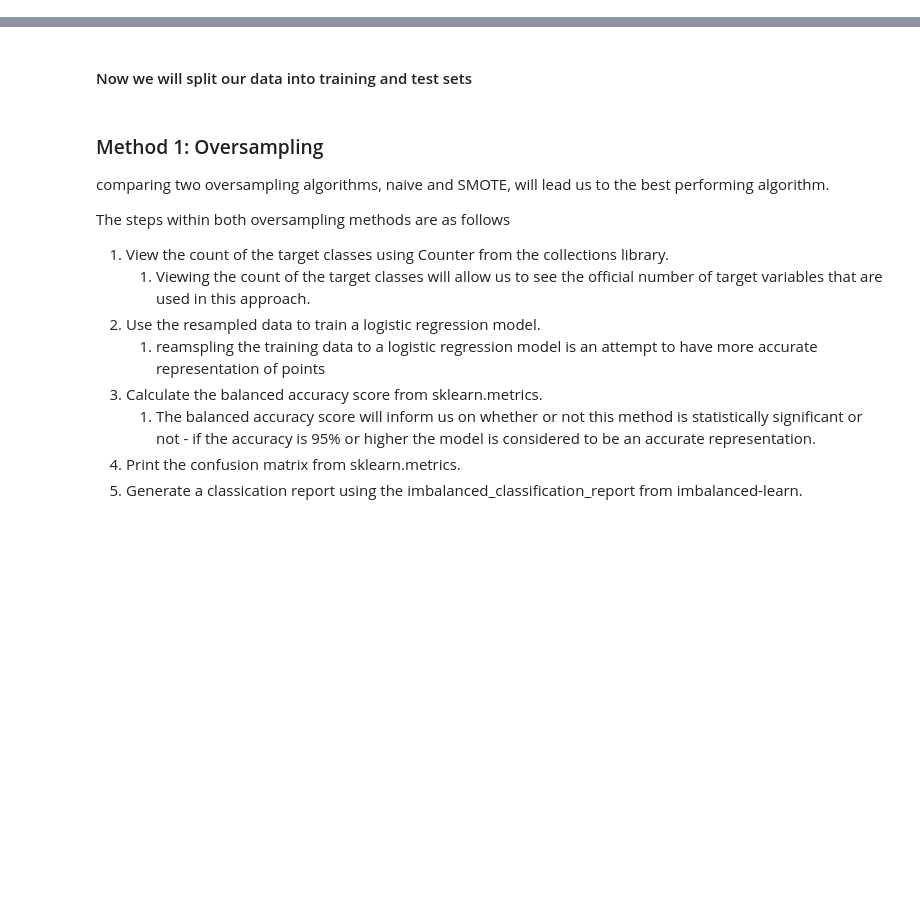
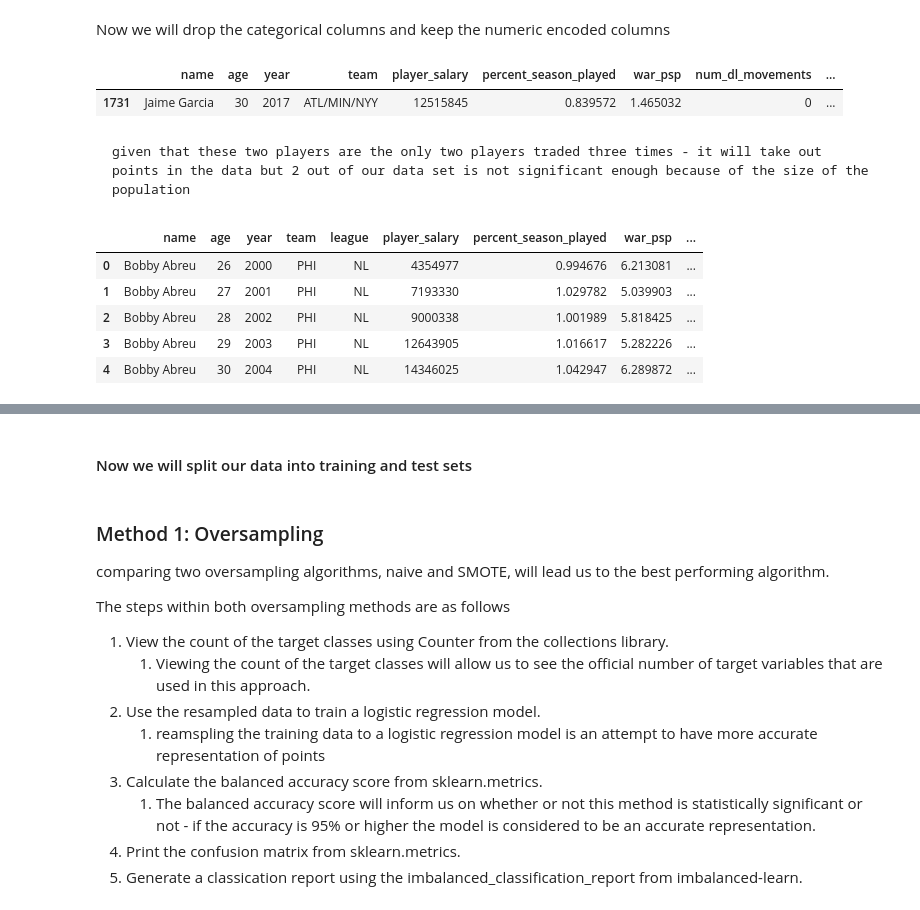
Before and after one commit to emoodyv/BaseballWARvContracts, a Jupyter notebook: WAR_MLmodel.ipynb, the cells around one changed output, grey strips where cells are left out. Drawn from its saved outputs; the diff is of its cells as text; code cells hidden in the pictures; blank space fills up the shorter version.

```diff
--- a/WAR_MLmodel.ipynb
+++ b/WAR_MLmodel.ipynb
@@ -59,0 +66,19 @@ MLB_df.head()
+# %% [markdown]
+Now we will drop the categorical columns and keep the numeric encoded columns
+# %%
+league_binary_encoded.loc[(league_binary_encoded["league_NL/AL/AL"] == 1)]
+# %% [output]
+|  | name | age | year | team | player_salary | percent_season_played | war_psp | num_dl_movements | ... |
+| 1731 | Jaime Garcia | 30 | 2017 | ATL/MIN/NYY | 12515845 | 0.839572 | 1.465032 | 0 | ... |
+# %% [markdown]
+    given that these two players are the only two players traded three times - it will take out points in the data but 2 out of our data set is not significant enough because of the size of the population
+# %%
+all_df = all_df.loc[(all_df["name"] != "Jamie Garcia") | (all_df["name"] != "David DeJesus")]
+all_df.head()
+# %% [output]
+|  | name | age | year | team | league | player_salary | percent_season_played | war_psp | ... |
+| 0 | Bobby Abreu | 26 | 2000 | PHI | NL | 4354977 | 0.994676 | 6.213081 | ... |
+| 1 | Bobby Abreu | 27 | 2001 | PHI | NL | 7193330 | 1.029782 | 5.039903 | ... |
+| 2 | Bobby Abreu | 28 | 2002 | PHI | NL | 9000338 | 1.001989 | 5.818425 | ... |
+| 3 | Bobby Abreu | 29 | 2003 | PHI | NL | 12643905 | 1.016617 | 5.282226 | ... |
+| 4 | Bobby Abreu | 30 | 2004 | PHI | NL | 14346025 | 1.042947 | 6.289872 | ... |
```
Also changed, not shown: parts of 27 cells of this notebook.
